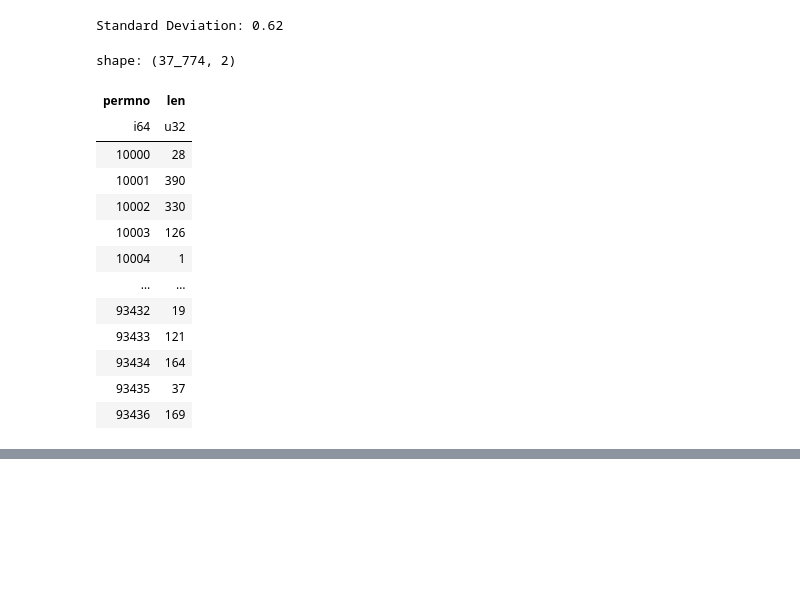
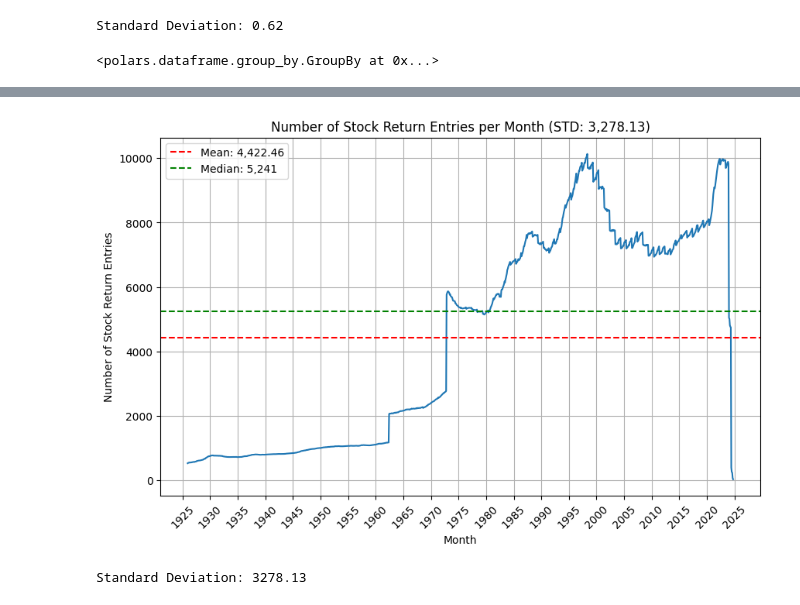
Before and after one commit to NicolasAlmerge/FIN407FinalProject, a Jupyter notebook: DataAnalysis.ipynb, the cells around one changed output, grey strips where cells are left out. Saved outputs shown, nothing was run; the diff lists cells and outputs as text; code cells hidden in the pictures; blank space fills up the shorter version.

Commit message:
New data analysis

```diff
--- a/DataAnalysis.ipynb
+++ b/DataAnalysis.ipynb
@@ -24,7 +24,7 @@ from typing import cast
 from utils import *
 import wrds
 # %%
-full_data = pl.read_csv(get_data_file_path("signed_predictors_all_wide.csv"), dtypes=ALL_DATA_ENTRY_SCHEMA)
+full_data = pl.read_csv(get_data_file_path("signed_predictors_all_wide.csv"), schema_overrides=ALL_DATA_ENTRY_SCHEMA)
 full_data = full_data.sort(by=["permno", "yyyymm"], maintain_order=True)
 full_data = full_data.with_columns(full_data["yyyymm"].str.to_date("%Y%m").alias("date"))
 full_data
@@ -91,24 +91,12 @@ Standard Deviation: 0.33
 [figure]
 Standard Deviation: 0.62
 # %%
-full_data.group_by("permno")
+full_data.group_by("yyyymm")
 # %% [output]
-shape: (37_774, 2)
+<polars.dataframe.group_by.GroupBy at 0x...>
-| permno | len |
-| i64 | u32 |
-| 10000 | 28 |
-| 10001 | 390 |
-| 10002 | 330 |
-| 10003 | 126 |
-| 10004 | 1 |
-| … | … |
-| 93432 | 19 |
-| 93433 | 121 |
-| 93434 | 164 |
-| 93435 | 37 |
-| 93436 | 169 |
 # %%
-full_data.sort(by="date")
+full_data = full_data.sort(by="date", maintain_order=True)
+full_data
 # %% [output]
 shape: (5_249_456, 215)
 | permno | yyyymm | AM | AOP | AbnormalAccruals | Accruals | AccrualsBM | Activism1 | Activism2 | AdExp | ... |
@@ -124,3 +112,28 @@ shape: (5_249_456, 215)
 | 89986 | "202410" | null | null | 0.567842 | 0.431847 | null | null | null | null | ... |
 | 90179 | "202410" | null | null | null | 0.071001 | null | null | null | null | ... |
 | 91457 | "202410" | null | null | null | 0.07853 | null | null | null | null | ... |
+# %%
+grouped_data = full_data.group_by("date").len()
+dates = grouped_data["date"].to_list()
+lengths = grouped_data["len"].to_list()
+# %%
+average = cast(float, np.nanmean(lengths))
+median = int(cast(float, np.nanmedian(lengths)))
+std = np.nanstd(lengths)
+plt.figure(figsize=(10, 6))
+plt.plot(dates, lengths)
+plt.axhline(y=average, color="r", linestyle="--", label=f"Mean: {average:,.2f}")
+plt.axhline(y=median, color="g", linestyle="--", label=f"Median: {median:,}")
+plt.title(f"Number of Stock Return Entries per Month (STD: {std:,.2f})")
+plt.gca().xaxis.set_major_locator(matplotlib.dates.YearLocator(5))
+plt.gca().xaxis.set_major_formatter(matplotlib.dates.DateFormatter("%Y"))
+plt.gca().grid(True)
+plt.xticks(rotation=45)
+plt.xlabel("Month")
+plt.ylabel("Number of Stock Return Entries")
+plt.legend()
+plt.show()
+print(f"Standard Deviation: {std:.2f}")
+# %% [output]
+[figure, added]
+Standard Deviation: 3278.13
```
Also changed, not shown: parts of 2 cells of this notebook, 1 other file.
